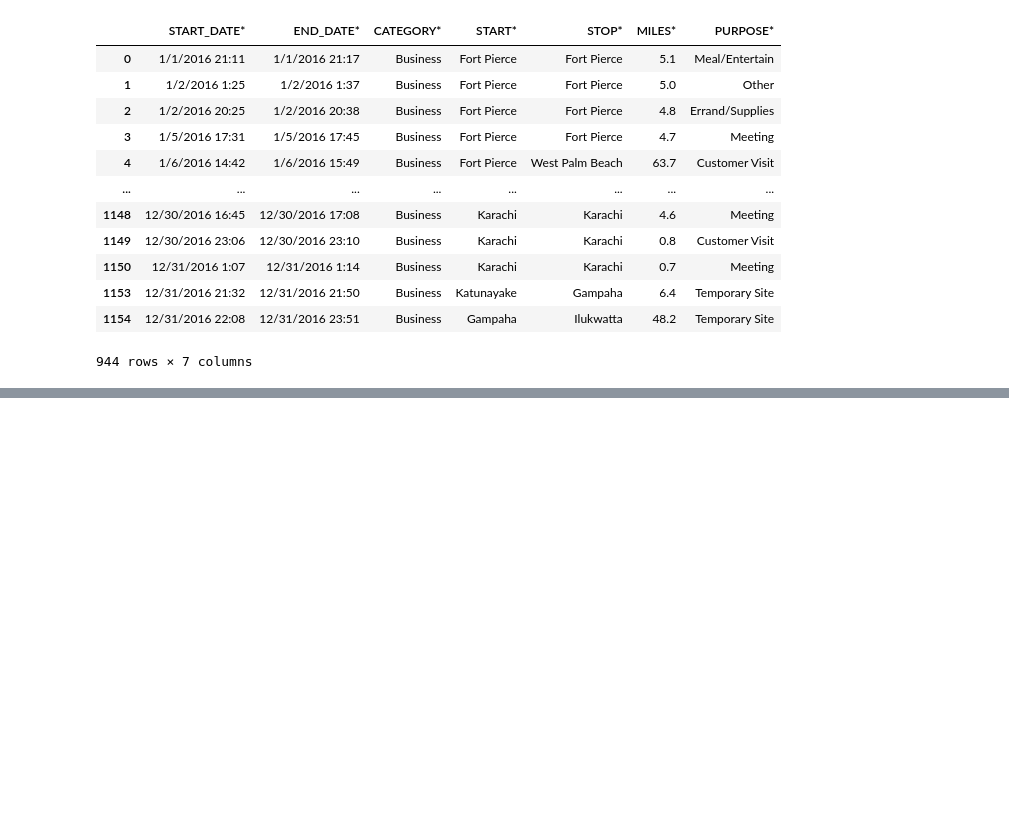
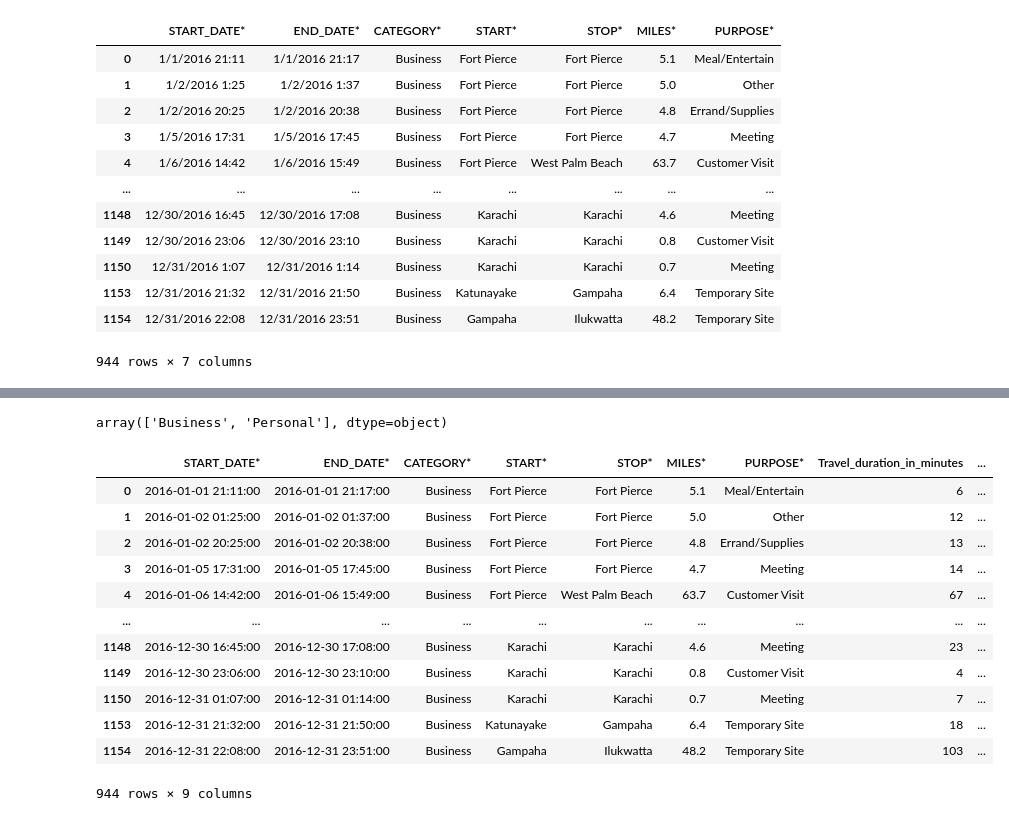
Before and after one commit to Narendra-bot07/COE, a Jupyter notebook: DA.ipynb, the cells around one changed output, grey strips where cells are left out. Saved outputs shown, nothing was run; the diff lists cells and outputs as text; code cells hidden in the pictures; blank space fills up the shorter version.

```diff
--- a/DA.ipynb
+++ b/DA.ipynb
@@ -384,0 +708,28 @@ df.to_csv('UBER_CLEANEDATA',index=False)
+# %%
+df['CATEGORY*'].unique()
+# %% [output]
+array(['Business', 'Personal'], dtype=object)
+# %%
+df['Travel_duration_in_minutes']=abs((df['START_DATE*'] - df['END_DATE*']) / pd.Timedelta(minutes=1))
+# %%
+df['Travel_duration_in_minutes'] = df['Travel_duration_in_minutes'].astype(int)
+# %%
+df['Travel_duration_in_hours']=abs((df['START_DATE*'] - df['END_DATE*']) / pd.Time delta(hours=1))
+# %%
+df['Travel_duration_in_hours'] = df['Travel_duration_in_hours'].astype(int)
+# %%
+df
+# %% [output]
+|  | START_DATE* | END_DATE* | CATEGORY* | START* | STOP* | MILES* | PURPOSE* | Travel_duration_in_minutes | ... |
+| 0 | 2016-01-01 21:11:00 | 2016-01-01 21:17:00 | Business | Fort Pierce | Fort Pierce | 5.1 | Meal/Entertain | 6 | ... |
+| 1 | 2016-01-02 01:25:00 | 2016-01-02 01:37:00 | Business | Fort Pierce | Fort Pierce | 5.0 | Other | 12 | ... |
+| 2 | 2016-01-02 20:25:00 | 2016-01-02 20:38:00 | Business | Fort Pierce | Fort Pierce | 4.8 | Errand/Supplies | 13 | ... |
+| 3 | 2016-01-05 17:31:00 | 2016-01-05 17:45:00 | Business | Fort Pierce | Fort Pierce | 4.7 | Meeting | 14 | ... |
+| 4 | 2016-01-06 14:42:00 | 2016-01-06 15:49:00 | Business | Fort Pierce | West Palm Beach | 63.7 | Customer Visit | 67 | ... |
+| ... | ... | ... | ... | ... | ... | ... | ... | ... | ... |
+| 1148 | 2016-12-30 16:45:00 | 2016-12-30 17:08:00 | Business | Karachi | Karachi | 4.6 | Meeting | 23 | ... |
+| 1149 | 2016-12-30 23:06:00 | 2016-12-30 23:10:00 | Business | Karachi | Karachi | 0.8 | Customer Visit | 4 | ... |
+| 1150 | 2016-12-31 01:07:00 | 2016-12-31 01:14:00 | Business | Karachi | Karachi | 0.7 | Meeting | 7 | ... |
+| 1153 | 2016-12-31 21:32:00 | 2016-12-31 21:50:00 | Business | Katunayake | Gampaha | 6.4 | Temporary Site | 18 | ... |
+| 1154 | 2016-12-31 22:08:00 | 2016-12-31 23:51:00 | Business | Gampaha | Ilukwatta | 48.2 | Temporary Site | 103 | ... |
+944 rows × 9 columns
```
Also changed, not shown: parts of 33 cells of this notebook, 1 other file.
